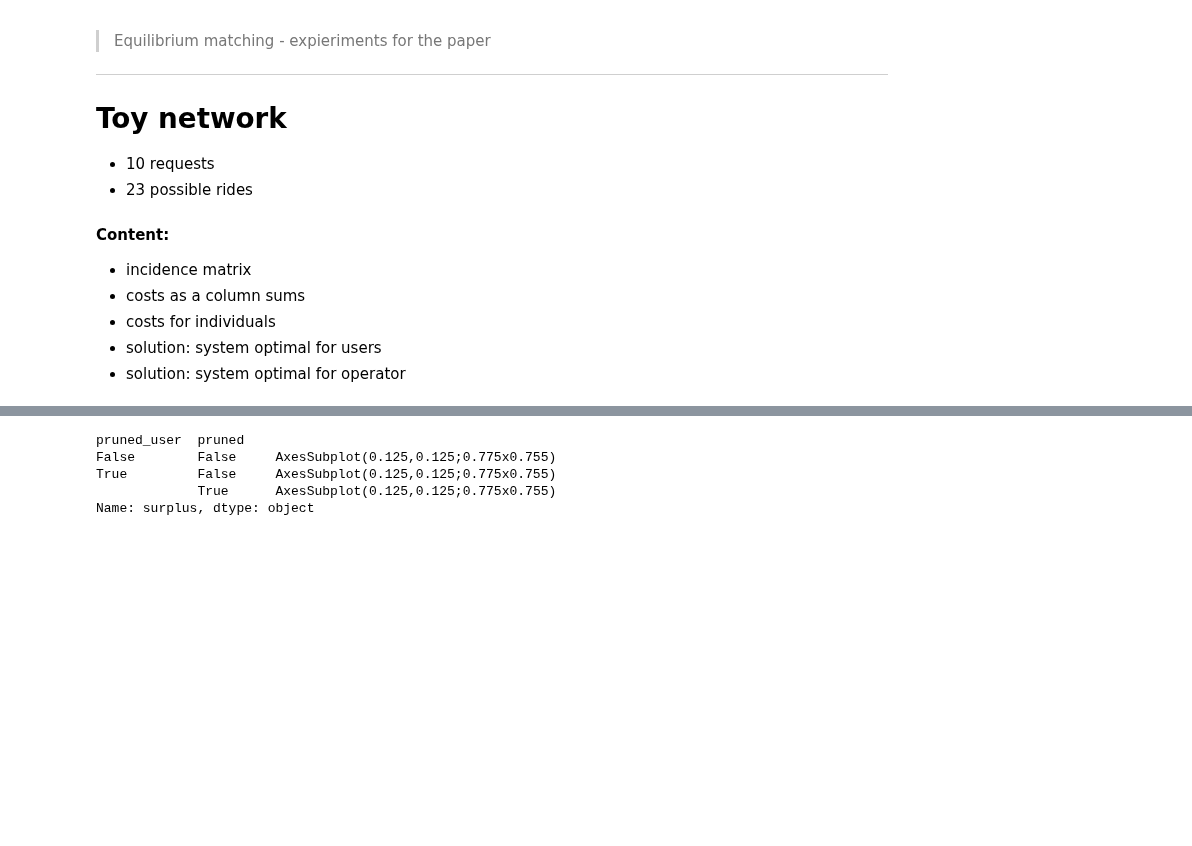
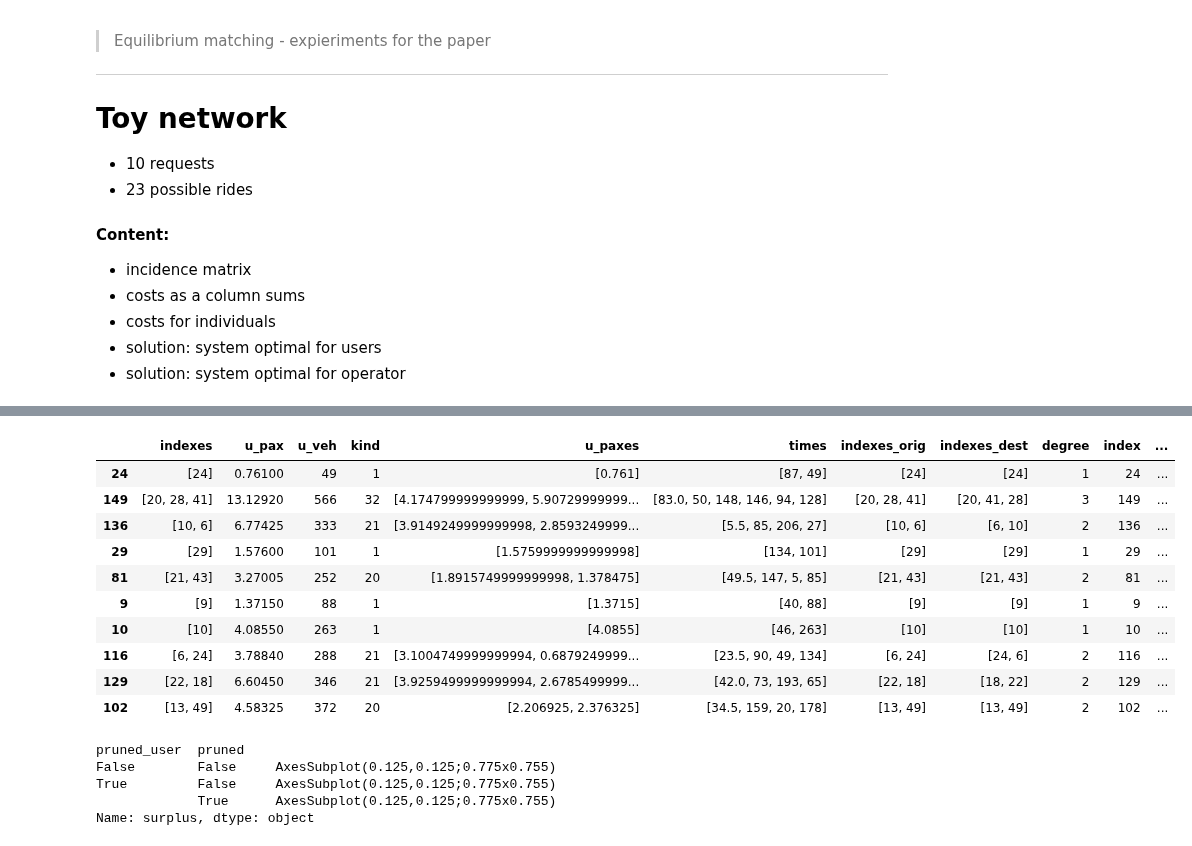
Before and after one commit to RafalKucharskiPK/ExMAS, a Jupyter notebook: ExMAS/spinoffs/game/pipeline.ipynb, the cells around one changed output, grey strips where cells are left out. Drawn from its saved outputs; the diff is of its cells as text; code cells hidden in the pictures; blank space fills up the shorter version.

Commit message:
pricings

```diff
--- a/ExMAS/spinoffs/game/pipeline.ipynb
+++ b/ExMAS/spinoffs/game/pipeline.ipynb
@@ -221,6 +62,6 @@ params.VoT
 # %%
 params.veh_cost = 1.3*params.VoT/params.avg_speed # operating costs per kilometer
-params.fixed_ride_cost = 0 # ride fixed costs (per vehicle)
+params.fixed_ride_cost = 0.5 # ride fixed costs (per vehicle)
 params.time_cost = params.VoT # travellers' cost per travel time
 params.wait_cost = params.time_cost*1.5 # and waiting
 params.sharing_penalty_fixed = 0 # fixed penalty (EUR) per
@@ -368,4 +68,0 @@ inData.results.df
-# %%
-from ExMAS.main import init_log
-params.logger_level = 'INFO'
-inData.logger = init_log(params)
@@ -509,0 +126,3 @@ inData.sblts.rides_multi_index.join(inData.sblts.rides.selected, on = 'ride')
+# %%
+inData = ExMAS.extras.pricings.update_costs(inData, params)
+inData.sblts.rides_multi_index.tail(9)
@@ -509,0 +154,6 @@ inData.sblts.rides_multi_index.join(inData.sblts.rides.selected, on = 'ride')
+# %%
+
+inData = ExMAS.extras.pricings.residual_split(inData)
+rm = inData.sblts.rides_multi_index
+rides = inData.sblts.rides
+rm.tail(9)
@@ -510,3 +173,17 @@ inData.sblts.rides_multi_index.join(inData.sblts.rides.selected, on = 'ride')
+# %%
+rides.sample(10)
+# %% [output]
+|  | indexes | u_pax | u_veh | kind | u_paxes | times | indexes_orig | indexes_dest | degree | index | ... |
+| 24 | [24] | 0.76100 | 49 | 1 | [0.761] | [87, 49] | [24] | [24] | 1 | 24 | ... |
+| 149 | [20, 28, 41] | 13.12920 | 566 | 32 | [4.174799999999999, 5.90729999999... | [83.0, 50, 148, 146, 94, 128] | [20, 28, 41] | [20, 41, 28] | 3 | 149 | ... |
+| 136 | [10, 6] | 6.77425 | 333 | 21 | [3.9149249999999998, 2.8593249999... | [5.5, 85, 206, 27] | [10, 6] | [6, 10] | 2 | 136 | ... |
+| 29 | [29] | 1.57600 | 101 | 1 | [1.5759999999999998] | [134, 101] | [29] | [29] | 1 | 29 | ... |
+| 81 | [21, 43] | 3.27005 | 252 | 20 | [1.8915749999999998, 1.378475] | [49.5, 147, 5, 85] | [21, 43] | [21, 43] | 2 | 81 | ... |
+| 9 | [9] | 1.37150 | 88 | 1 | [1.3715] | [40, 88] | [9] | [9] | 1 | 9 | ... |
+| 10 | [10] | 4.08550 | 263 | 1 | [4.0855] | [46, 263] | [10] | [10] | 1 | 10 | ... |
+| 116 | [6, 24] | 3.78840 | 288 | 21 | [3.1004749999999994, 0.6879249999... | [23.5, 90, 49, 134] | [6, 24] | [24, 6] | 2 | 116 | ... |
+| 129 | [22, 18] | 6.60450 | 346 | 21 | [3.9259499999999994, 2.6785499999... | [42.0, 73, 193, 65] | [22, 18] | [18, 22] | 2 | 129 | ... |
+| 102 | [13, 49] | 4.58325 | 372 | 20 | [2.206925, 2.376325] | [34.5, 159, 20, 178] | [13, 49] | [13, 49] | 2 | 102 | ... |
 # %%
 inData = pricings.update_costs(inData, params)
 rm = inData.sblts.rides_multi_index
```
Also changed, not shown: parts of 34 cells of this notebook, 5 other files.
